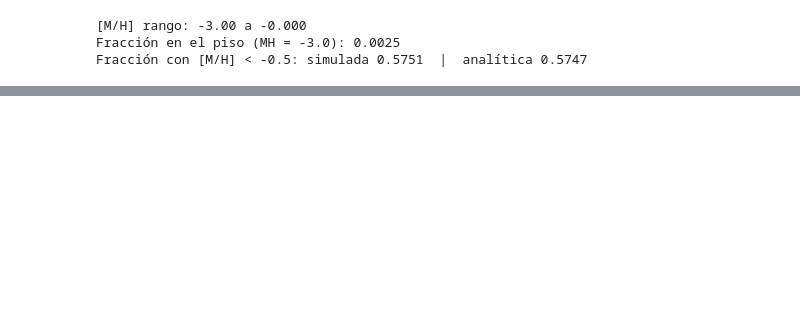
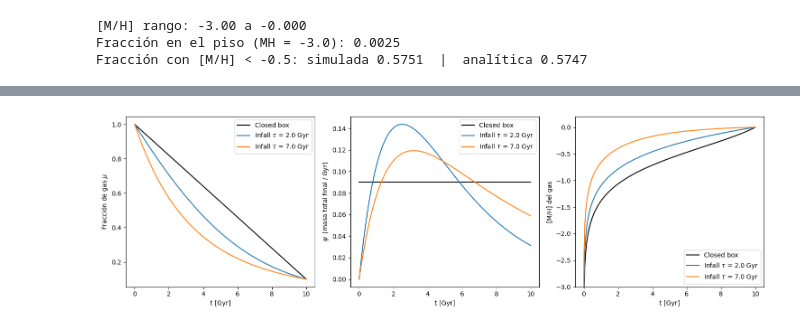
Before and after one commit to Jou-dab/Milky-Way-MC-, a Jupyter notebook: mcproyecto.ipynb, the cells around one changed output, grey strips where cells are left out. Saved outputs shown, nothing was run; the diff lists cells and outputs as text; code cells hidden in the pictures; blank space fills up the shorter version.

```diff
--- a/mcproyecto.ipynb
+++ b/mcproyecto.ipynb
@@ -292,0 +602,6 @@ plt.show()
+# %%
+# Modelo con infall
+Z_IN       = 0.0           # metalicidad del gas que cae (prístino)
+TAU_INFALL = [2.0, 7.0]    # Gyr, tiempos característicos a comparar
+M_GAS0     = 0.0           # gas inicial, en unidades de la masa total final
+N_T_GRID   = 5000          # pasos de la grilla temporal
@@ -292,0 +671,15 @@ plt.show()
+# %%
+def check_model(name, m):
+    """Imprime la calibración (mu_f, Z_f) y la conservación de masa de un modelo."""
+    M_final = m["M_gas"][-1] + m["M_star"][-1]
+    print(f"{name:<22} nu = {m['nu']:.3f} 1/Gyr   y = {m['y_eff']:.5f}   "
+          f"mu_f = {m['mu'][-1]:.3f}   Z_f/Z_sun = {m['Z'][-1] / Z_sun:.3f}   "
+          f"M_final = {M_final:.4f} (esperado 1)")
+
+models = {tau: build_infall_model(tau) for tau in TAU_INFALL}
+test_cb = build_infall_model(tau=1.0, Mg0=1.0)      # A0 = 0: test sin infall
+
+for tau, m in models.items():
+    check_model(f"Infall tau = {tau} Gyr", m)
+check_model("Test: sin infall", test_cb)
+print(f"\ny del closed box base: {y_eff:.5f}")
@@ -292,0 +692,26 @@ plt.show()
+# %%
+t_cb = np.linspace(0.0, T_MW, 500)
+
+fig, axes = plt.subplots(1, 3, figsize=(15, 4.5))
+axes[0].plot(t_cb, gas_fraction(t_cb), "k-", label="Closed box")
+axes[1].plot(t_cb, np.full_like(t_cb, (1 - MU_F) / T_MW), "k-", label="Closed box")
+axes[2].plot(t_cb, Z_to_MH(closed_box(t_cb)), "k-", label="Closed box")
+
+for tau, m in models.items():
+    lab = rf"Infall $\tau$ = {tau} Gyr"
+    axes[0].plot(m["t"], m["mu"], label=lab)
+    axes[1].plot(m["t"], m["psi"], label=lab)
+    axes[2].plot(m["t"], Z_to_MH(m["Z"]), label=lab)
+
+axes[0].set_ylabel(r"Fracción de gas $\mu$")
+axes[1].set_ylabel(r"$\psi$  [masa total final / Gyr]")
+axes[2].set_ylabel("[M/H] del gas")
+axes[2].set_ylim(MH_FLOOR, 0.2)
+for ax in axes:
+    ax.set_xlabel("t [Gyr]")
+    ax.legend()
+fig.tight_layout()
+fig.savefig("figs/infall_evolution.png")
+plt.show()
+# %% [output]
+[figure, added]
```
Also changed, not shown: parts of 23 cells of this notebook, 5 other files.
